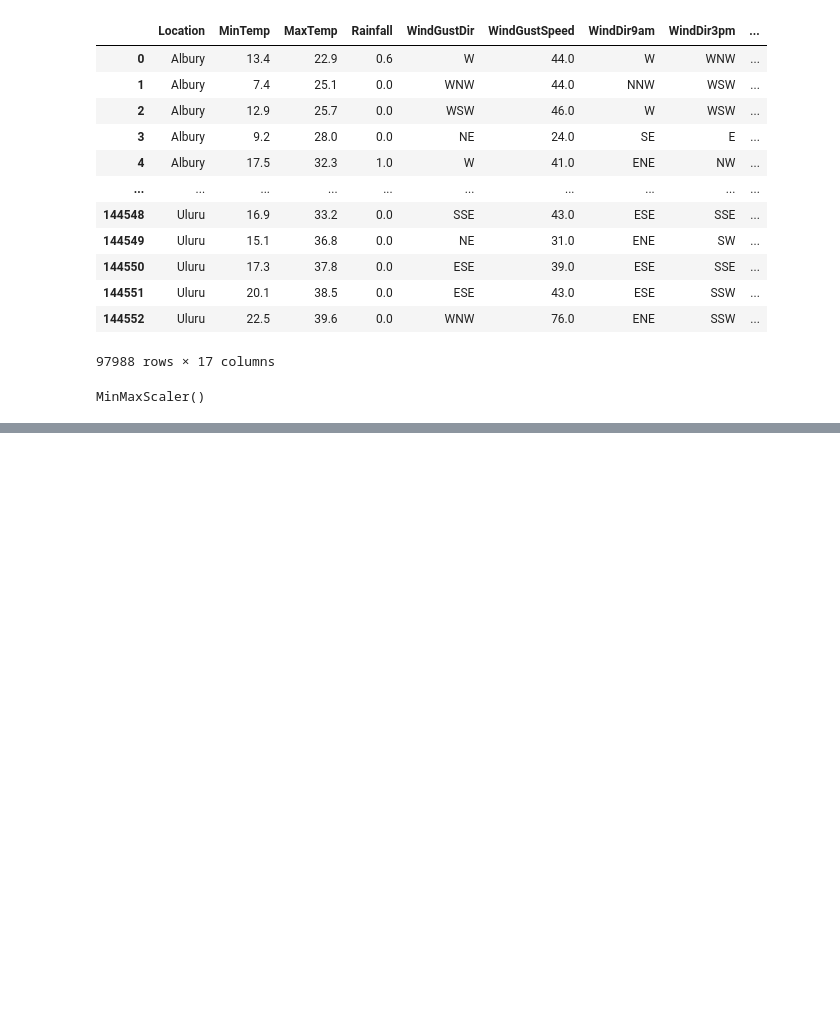
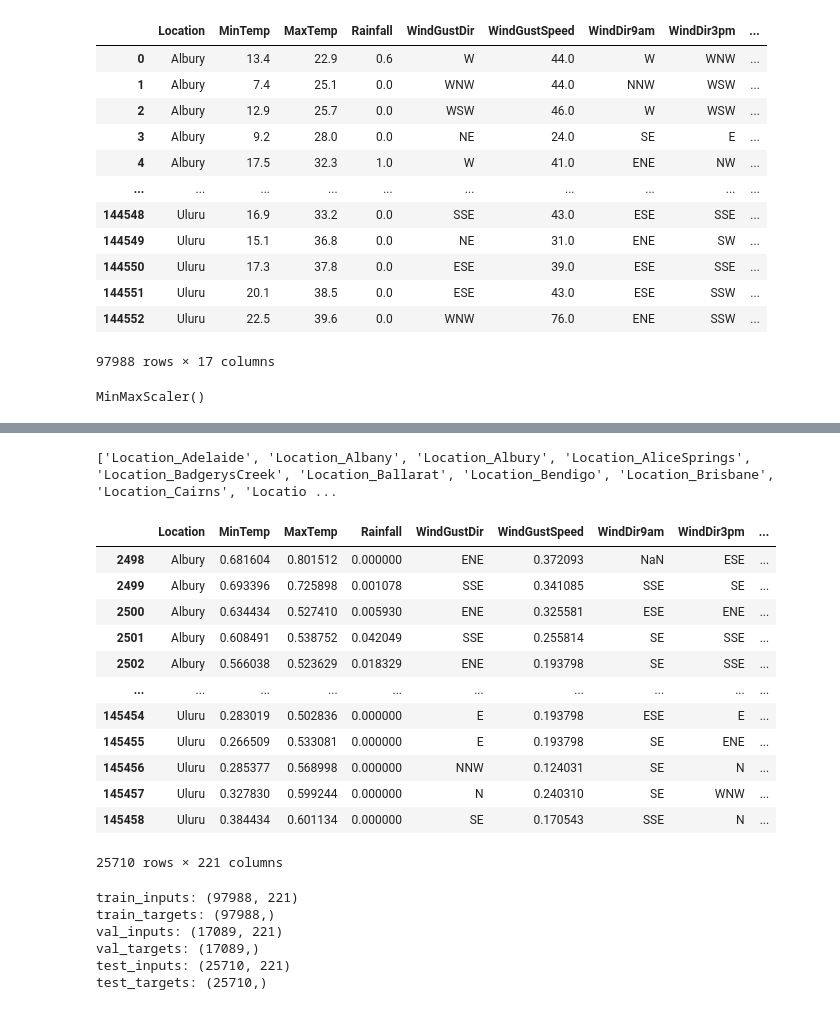
Before and after one commit to naren1003/Rain_in_aus, a Jupyter notebook: notebooks/Rain_in_aus.ipynb, the cells around one changed output, grey strips where cells are left out. Saved outputs shown, nothing was run; the diff lists cells and outputs as text; code cells hidden in the pictures; blank space fills up the shorter version.

Commit message:
categorical data and model training

```diff
--- a/notebooks/Rain_in_aus.ipynb
+++ b/notebooks/Rain_in_aus.ipynb
@@ -358,3 +358,12 @@ train_input[numeric_cols].describe()
 | 50% | 0.478774 | 0.514178 | 0.000000 | 0.255814 | 0.100000 | 0.218391 | 0.690000 | 0.520000 | ... |
 | 75% | 0.591981 | 0.618147 | 0.002156 | 0.310078 | 0.146154 | 0.275862 | 0.830000 | 0.650000 | ... |
 | max | 1.000000 | 1.000000 | 1.000000 | 1.000000 | 0.669231 | 1.000000 | 1.000000 | 1.000000 | ... |
+# %%
+from sklearn.preprocessing import OneHotEncoder
+
+encoder = OneHotEncoder( handle_unknown='ignore',sparse_output=False)
+
+raw_df2 = raw_df[categorical_cols].fillna('unknown')
+encoder.fit(raw_df2)
+
+#12 categorical encoding
@@ -360,0 +393,59 @@ train_input[numeric_cols].describe()
+# %%
+encoded_cols = list(encoder.get_feature_names_out(categorical_cols))
+print(encoded_cols)
+# %% [output]
+['Location_Adelaide', 'Location_Albany', 'Location_Albury', 'Location_AliceSprings', 'Location_BadgerysCreek', 'Location_Ballarat', 'Location_Bendigo', 'Location_Brisbane', 'Location_Cairns', 'Locatio ...
+# %%
+train_encoded = pd.DataFrame(
+    encoder.transform(train_input[categorical_cols].fillna('unknown')),
+    columns=encoded_cols,
+    index=train_input.index
+)
+
+val_encoded = pd.DataFrame(
+    encoder.transform(val_input[categorical_cols].fillna('unknown')),
+    columns=encoded_cols,
+    index=val_input.index
+)
+
+test_encoded = pd.DataFrame(
+    encoder.transform(test_input[categorical_cols].fillna('unknown')),
+    columns=encoded_cols,
+    index=test_input.index
+)
+
+train_input = pd.concat([train_input, train_encoded], axis=1)
+val_input = pd.concat([val_input, val_encoded], axis=1)
+test_input = pd.concat([test_input, test_encoded], axis=1)
+# %%
+test_input
+# %% [output]
+|  | Location | MinTemp | MaxTemp | Rainfall | WindGustDir | WindGustSpeed | WindDir9am | WindDir3pm | ... |
+| 2498 | Albury | 0.681604 | 0.801512 | 0.000000 | ENE | 0.372093 | NaN | ESE | ... |
+| 2499 | Albury | 0.693396 | 0.725898 | 0.001078 | SSE | 0.341085 | SSE | SE | ... |
+| 2500 | Albury | 0.634434 | 0.527410 | 0.005930 | ENE | 0.325581 | ESE | ENE | ... |
+| 2501 | Albury | 0.608491 | 0.538752 | 0.042049 | SSE | 0.255814 | SE | SSE | ... |
+| 2502 | Albury | 0.566038 | 0.523629 | 0.018329 | ENE | 0.193798 | SE | SSE | ... |
+| ... | ... | ... | ... | ... | ... | ... | ... | ... | ... |
+| 145454 | Uluru | 0.283019 | 0.502836 | 0.000000 | E | 0.193798 | ESE | E | ... |
+| 145455 | Uluru | 0.266509 | 0.533081 | 0.000000 | E | 0.193798 | SE | ENE | ... |
+| 145456 | Uluru | 0.285377 | 0.568998 | 0.000000 | NNW | 0.124031 | SE | N | ... |
+| 145457 | Uluru | 0.327830 | 0.599244 | 0.000000 | N | 0.240310 | SE | WNW | ... |
+| 145458 | Uluru | 0.384434 | 0.601134 | 0.000000 | SE | 0.170543 | SSE | N | ... |
+25710 rows × 221 columns
+# %%
+#13. saving preprocessed data
+
+print('train_inputs:', train_input.shape)
+print('train_targets:', train_target.shape)
+print('val_inputs:', val_input.shape)
+print('val_targets:', val_target.shape)
+print('test_inputs:', test_input.shape)
+print('test_targets:', test_target.shape)
+# %% [output]
+train_inputs: (97988, 221)
+train_targets: (97988,)
+val_inputs: (17089, 221)
+val_targets: (17089,)
+test_inputs: (25710, 221)
+test_targets: (25710,)
```
Also changed, not shown: parts of 11 cells of this notebook.
